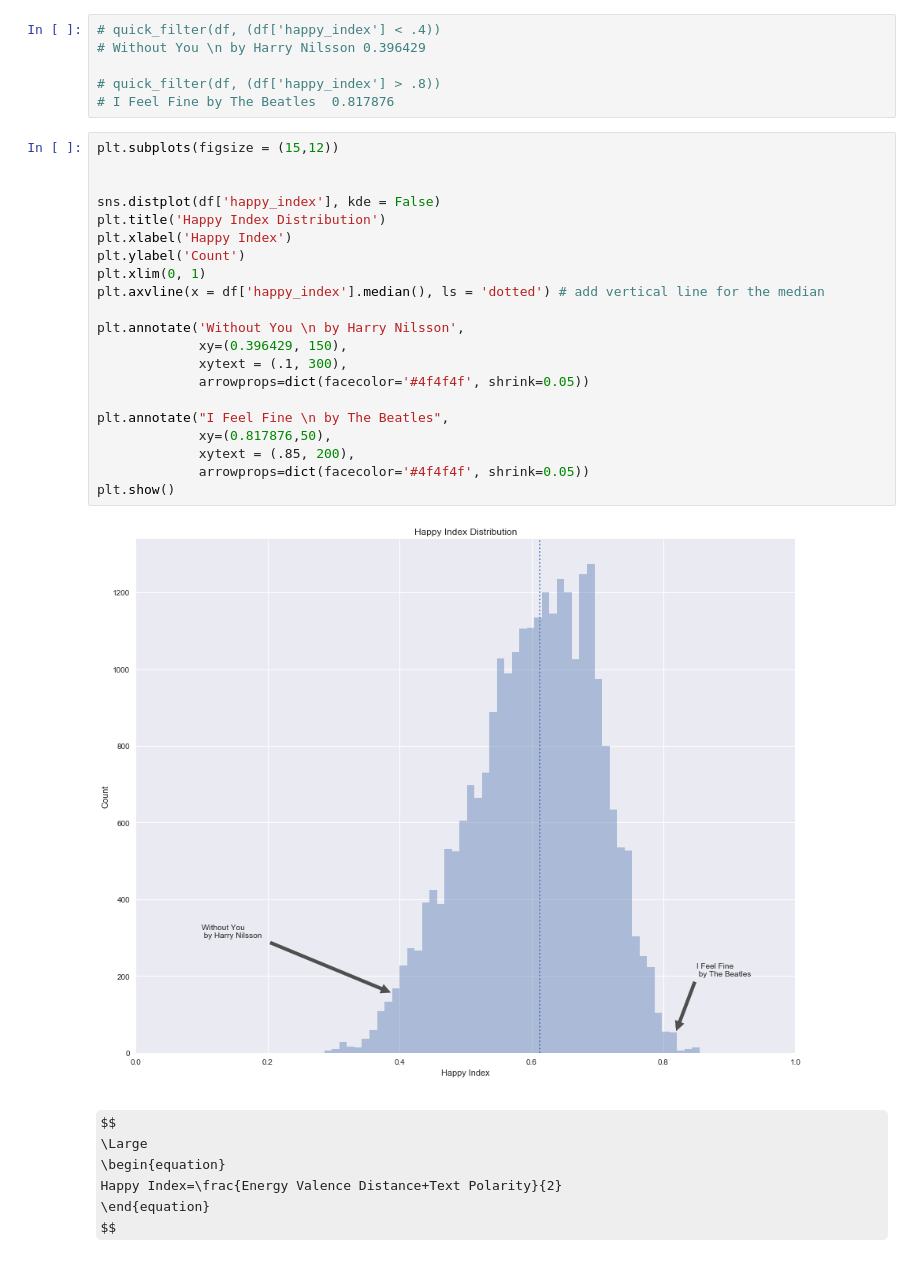
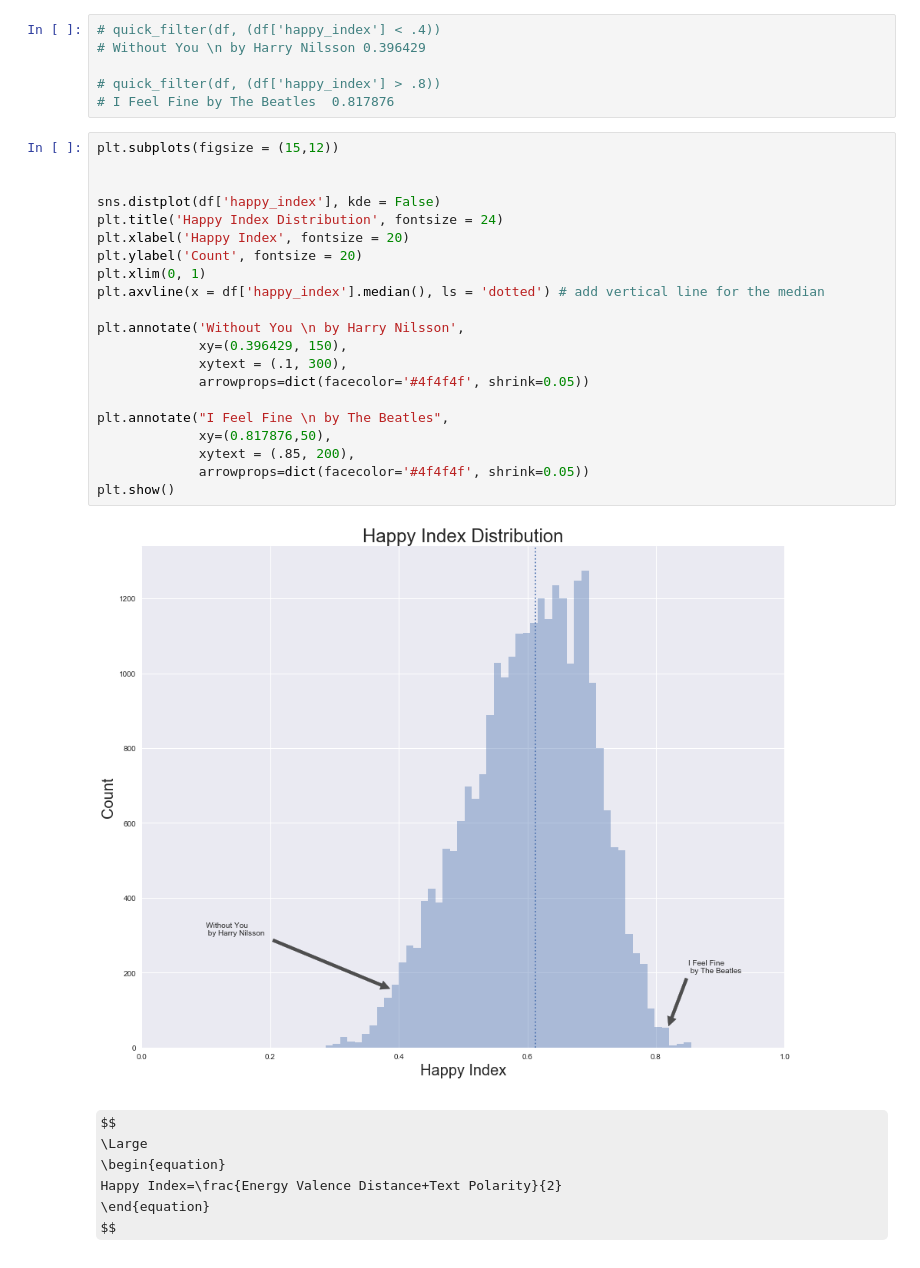
Before and after one commit to akraemer007/what_exactly_are_we_turning_down_for_again, a Jupyter notebook: src/EDA/eda.ipynb, the cells around one changed output. Drawn from its saved outputs; the diff is of its cells as text; some formulas as TeX source.

```diff
--- a/src/EDA/eda.ipynb
+++ b/src/EDA/eda.ipynb
@@ -203,26 +203,26 @@ df['happy_flag'] = np.where(df['happy_index'] > .5, 1, 0)
 # %%
 plt.subplots(figsize = (15,12))
 
 
 sns.distplot(df['happy_index'], kde = False)
-plt.title('Happy Index Distribution')
-plt.xlabel('Happy Index')
-plt.ylabel('Count')
+plt.title('Happy Index Distribution', fontsize = 24)
+plt.xlabel('Happy Index', fontsize = 20)
+plt.ylabel('Count', fontsize = 20)
 plt.xlim(0, 1)
 plt.axvline(x = df['happy_index'].median(), ls = 'dotted') # add vertical line for the median
 
 plt.annotate('Without You \n by Harry Nilsson',
              xy=(0.396429, 150),
              xytext = (.1, 300),
              arrowprops=dict(facecolor='#4f4f4f', shrink=0.05))
 
 plt.annotate("I Feel Fine \n by The Beatles",
              xy=(0.817876,50),
              xytext = (.85, 200),
              arrowprops=dict(facecolor='#4f4f4f', shrink=0.05))
 plt.show()
 # %% [output]
-[figure, old version]
+[figure, new version]
 # %% [markdown]
 $$
 \Large
```
Also changed, not shown: 10 other files.
